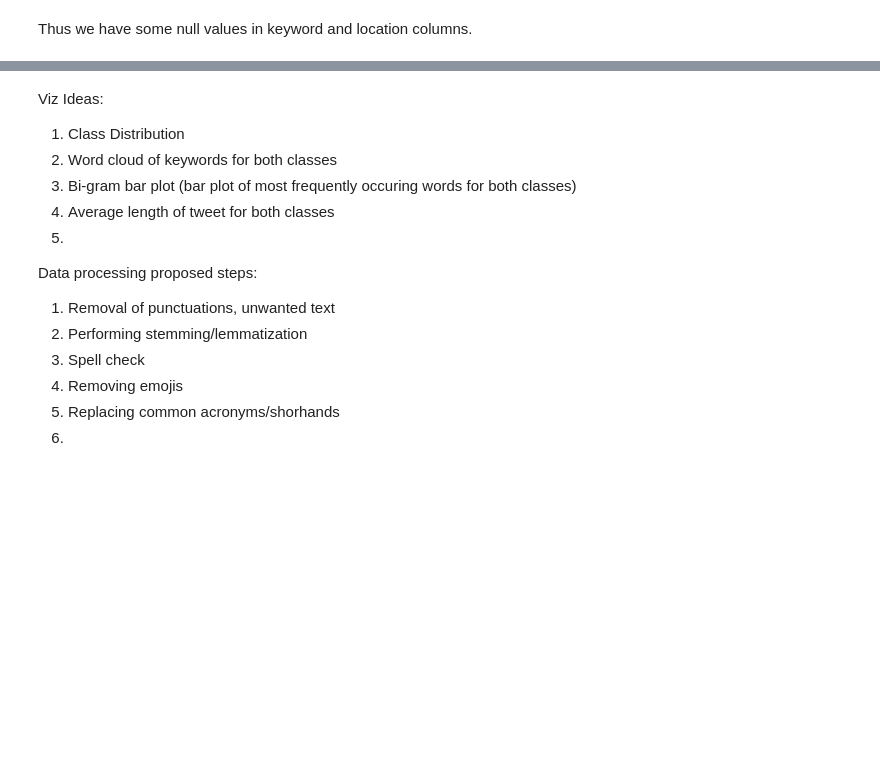
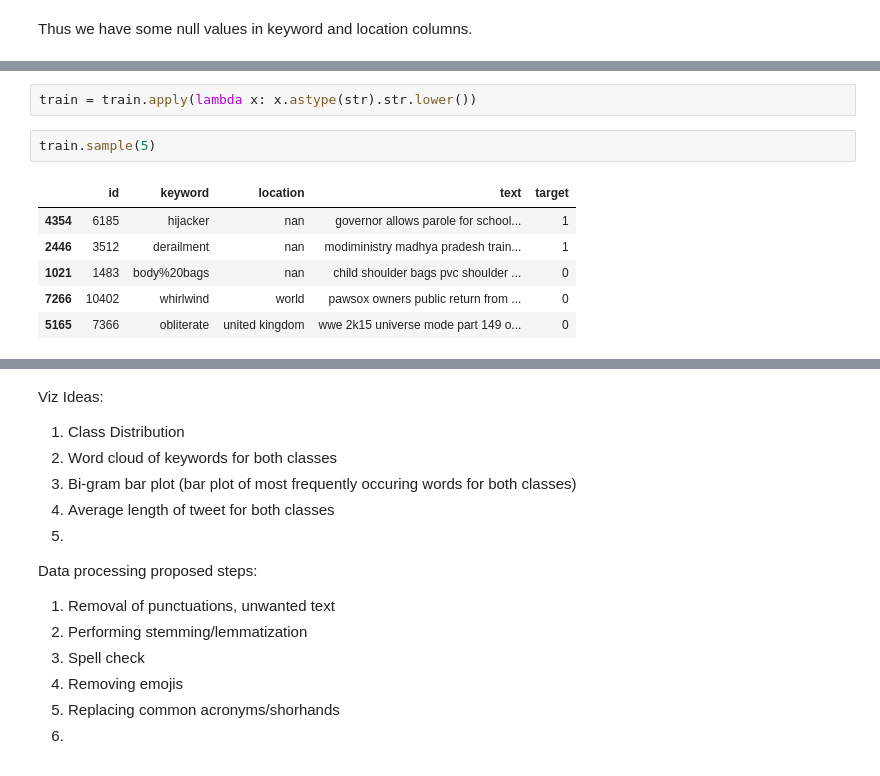
Before and after one commit to pranshudiwan/NLP_CS_6200, a Jupyter notebook: NLP_test.ipynb, the cells around one changed output, grey strips where cells are left out. Drawn from its saved outputs; the diff is of its cells as text; blank space fills up the shorter version.

```diff
--- a/NLP_test.ipynb
+++ b/NLP_test.ipynb
@@ -62,0 +75,11 @@ train.sample(10)
+# %%
+train = train.apply(lambda x: x.astype(str).str.lower())
+# %%
+train.sample(5)
+# %% [output]
+|  | id | keyword | location | text | target |
+| 4354 | 6185 | hijacker | nan | governor allows parole for school... | 1 |
+| 2446 | 3512 | derailment | nan | modiministry madhya pradesh train... | 1 |
+| 1021 | 1483 | body%20bags | nan | child shoulder bags pvc shoulder ... | 0 |
+| 7266 | 10402 | whirlwind | world | pawsox owners public return from ... | 0 |
+| 5165 | 7366 | obliterate | united kingdom | wwe 2k15 universe mode part 149 o... | 0 |
```
Also changed, not shown: parts of 11 cells of this notebook.
